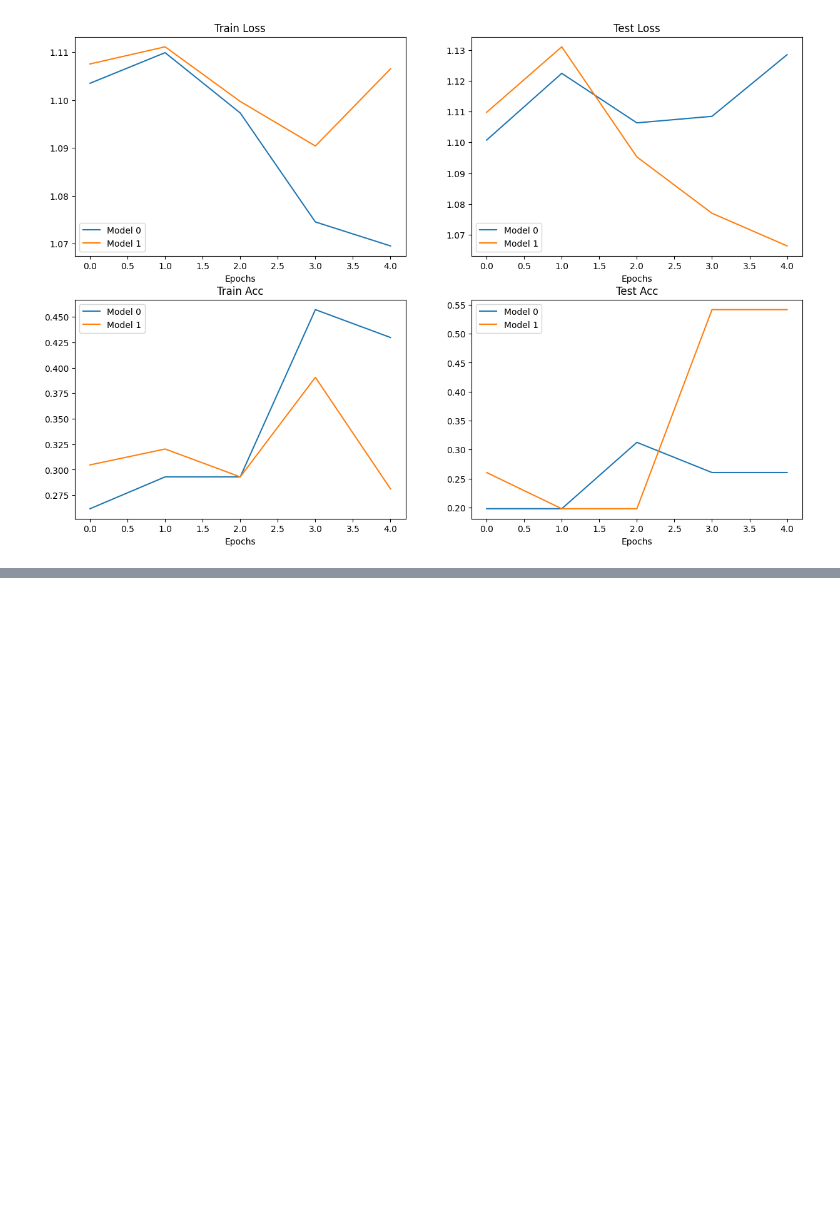
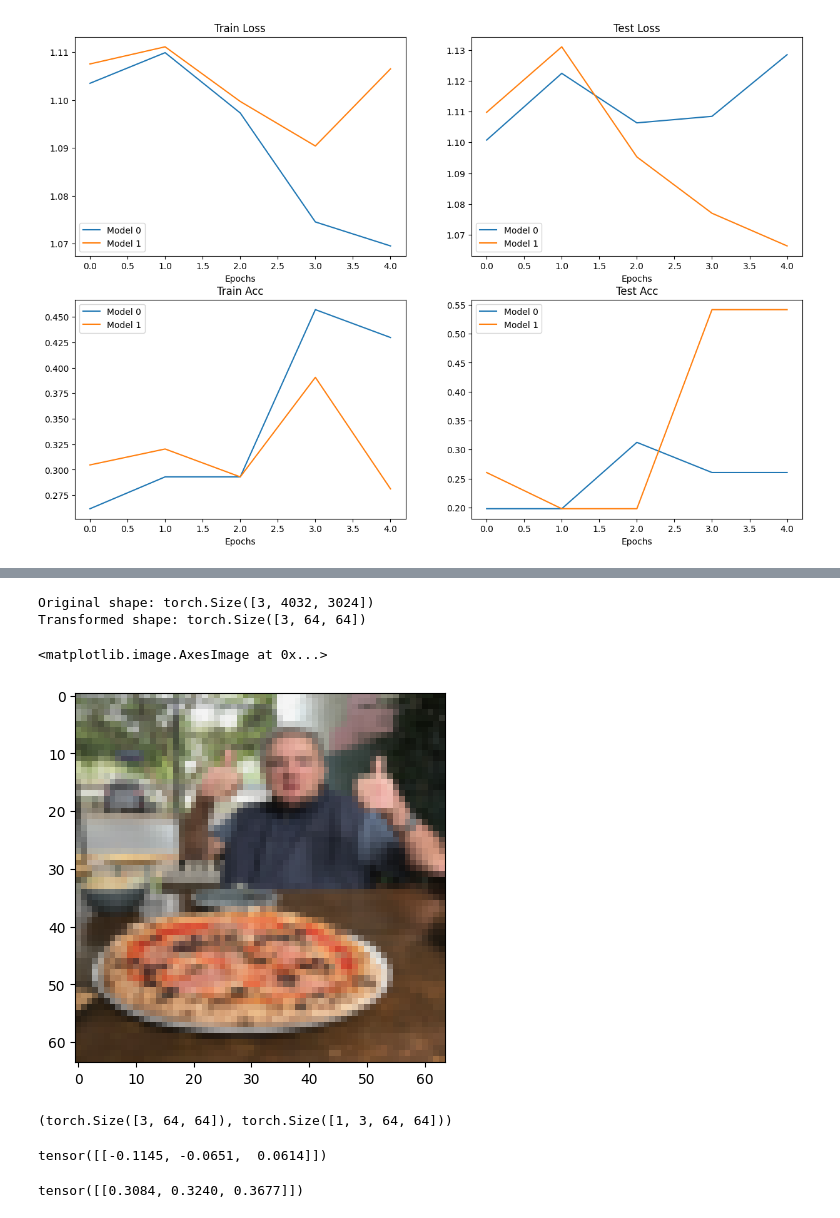
Before and after one commit to yungshun317/torch-dnn, a Jupyter notebook: custom_datasets.ipynb, the cells around one changed output, grey strips where cells are left out. Drawn from its saved outputs; the diff is of its cells as text; code cells hidden in the pictures; blank space fills up the shorter version.

```diff
--- a/custom_datasets.ipynb
+++ b/custom_datasets.ipynb
@@ -1095,0 +1147,4 @@ plt.legend();
+# %%
+# Load in the custom image and convert to torch.float32
+custom_image = torchvision.io.read_image(str(custom_image_path)).type(torch.float32) / 255.
+custom_image
@@ -1095,0 +1169,37 @@ plt.legend();
+# %%
+custom_image_transform = transforms.Compose([
+                                             transforms.Resize(size=(64, 64))
+])
+
+# Transfrom target image
+custom_image_transformed = custom_image_transform(custom_image)
+
+# Print out the shapes
+print(f"Original shape: {custom_image.shape}")
+print(f"Transformed shape: {custom_image_transformed.shape}")
+# %% [output]
+Original shape: torch.Size([3, 4032, 3024])
+Transformed shape: torch.Size([3, 64, 64])
+# %%
+plt.imshow(custom_image_transformed.permute(1, 2, 0))
+# %% [output]
+<matplotlib.image.AxesImage at 0x...>
+[figure, added]
+# %%
+custom_image_transformed.shape, custom_image_transformed.unsqueeze(0).shape
+# %% [output]
+(torch.Size([3, 64, 64]), torch.Size([1, 3, 64, 64]))
+# %%
+# Added a batch size
+model_1.eval()
+with torch.inference_mode():
+  custom_image_pred = model_1(custom_image_transformed.unsqueeze(0).to(device))
+custom_image_pred
+# %% [output]
+tensor([[-0.1145, -0.0651,  0.0614]])
+# %%
+# Convert logits to prediction probabilities
+custom_image_pred_probs = torch.softmax(custom_image_pred, dim=1)
+custom_image_pred_probs
+# %% [output]
+tensor([[0.3084, 0.3240, 0.3677]])
```
Also changed, not shown: parts of 10 cells of this notebook.
